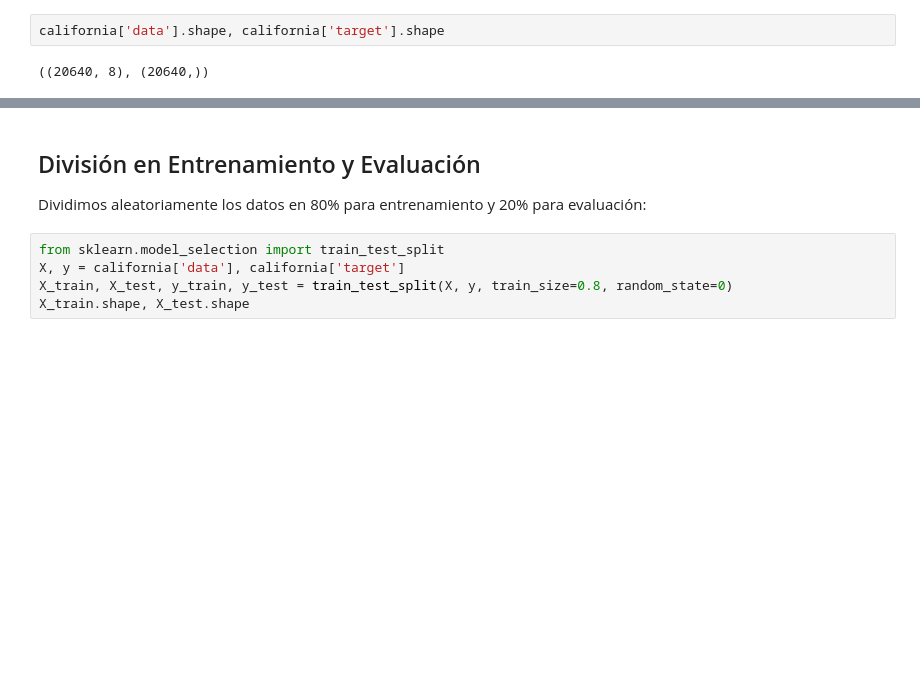
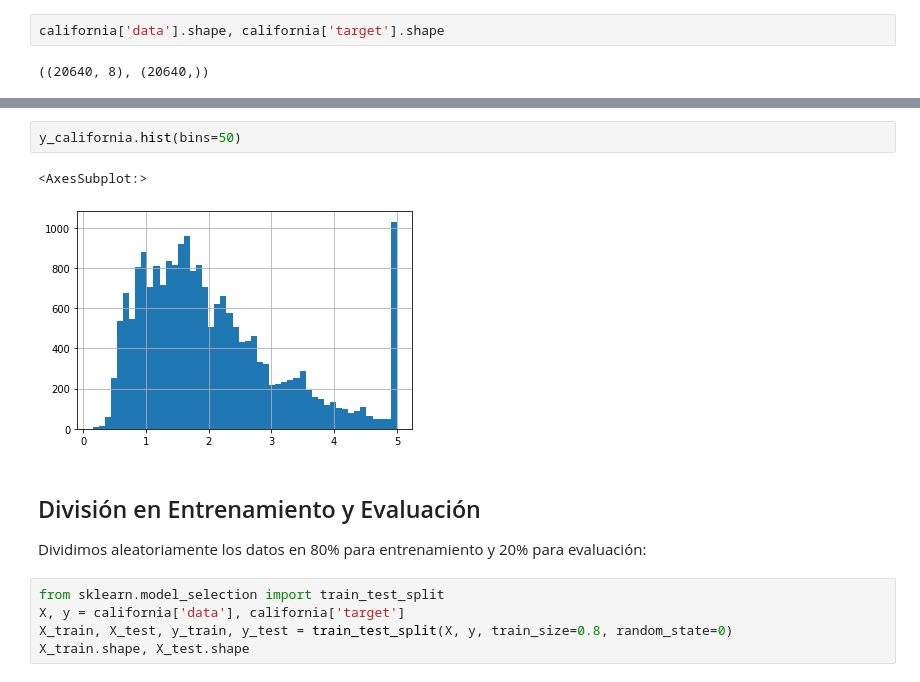
Before and after one commit to antotaverna/IntroduccionAprendizajeAutomatico, a Jupyter notebook: Lab_1.ipynb, the cells around one changed output, grey strips where cells are left out. Drawn from its saved outputs; the diff is of its cells as text; blank space fills up the shorter version.

```diff
--- a/Lab_1.ipynb
+++ b/Lab_1.ipynb
@@ -51,3 +112,8 @@ california['data'].shape, california['target'].shape
+# %%
+y_california.hist(bins=50)
+# %% [output]
+<AxesSubplot:>
+[figure, added]
 # %% [markdown]
 ## División en Entrenamiento y Evaluación
 
```
Also changed, not shown: parts of 34 cells of this notebook, 5 other files.
